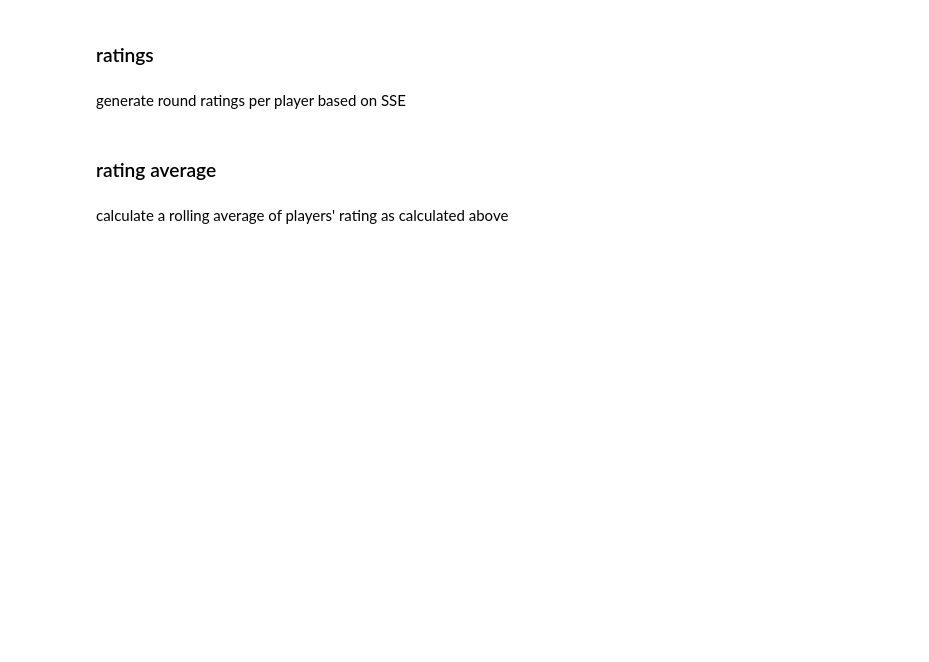
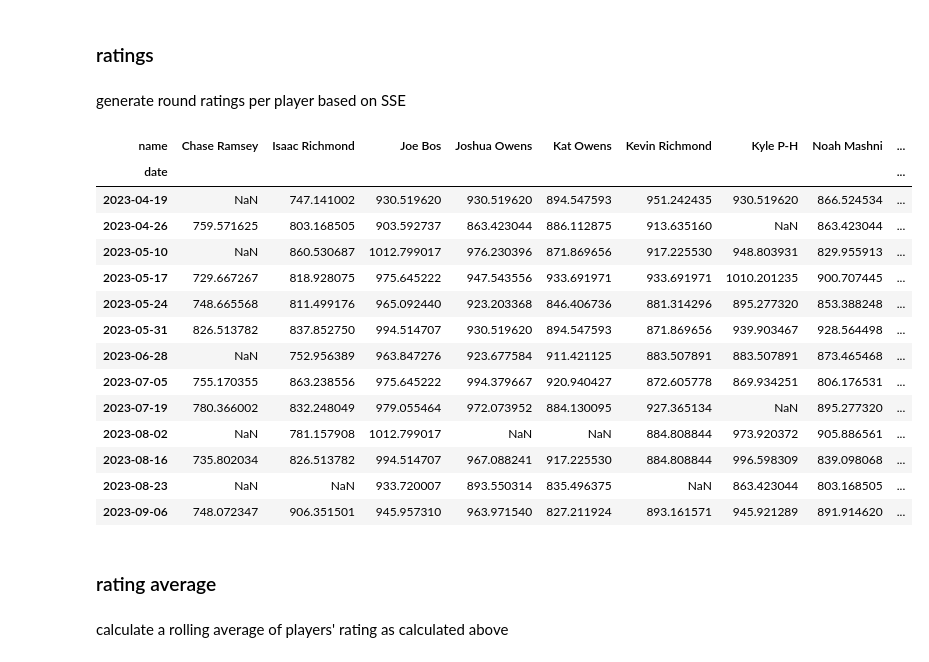
Before and after one commit to cha-duh/bde-data, a Jupyter notebook: league-calculator.ipynb, the cells around one changed output. Drawn from its saved outputs; the diff is of its cells as text; code cells hidden in the pictures; blank space fills up the shorter version.

```diff
--- a/league-calculator.ipynb
+++ b/league-calculator.ipynb
@@ -168,16 +172,31 @@ generate round ratings per player based on SSE
 # %%
 ratings = df[['course','name','total_score','date']].set_index(['date','name'])
 ratings['sse'] = ratings['course'].map(SSE)
 ratings['rating'] = ratings.apply(lambda row: calculate_rating(row['total_score'],row['sse']),axis=1)
-ratings = ratings.drop_duplicates()
 ratings = ratings.pivot_table(
     values = 'rating',
     index = 'date',
     columns = 'name',
     aggfunc = 'first'
-).drop_duplicates()
+)
 ratings['the_field'] = ratings.mean(axis=1)
-# ratings
+ratings
+# %% [output]
+| name | Chase Ramsey | Isaac Richmond | Joe Bos | Joshua Owens | Kat Owens | Kevin Richmond | Kyle P-H | Noah Mashni | ... |
+| date |  |  |  |  |  |  |  |  | ... |
+| 2023-04-19 | NaN | 747.141002 | 930.519620 | 930.519620 | 894.547593 | 951.242435 | 930.519620 | 866.524534 | ... |
+| 2023-04-26 | 759.571625 | 803.168505 | 903.592737 | 863.423044 | 886.112875 | 913.635160 | NaN | 863.423044 | ... |
+| 2023-05-10 | NaN | 860.530687 | 1012.799017 | 976.230396 | 871.869656 | 917.225530 | 948.803931 | 829.955913 | ... |
+| 2023-05-17 | 729.667267 | 818.928075 | 975.645222 | 947.543556 | 933.691971 | 933.691971 | 1010.201235 | 900.707445 | ... |
+| 2023-05-24 | 748.665568 | 811.499176 | 965.092440 | 923.203368 | 846.406736 | 881.314296 | 895.277320 | 853.388248 | ... |
+| 2023-05-31 | 826.513782 | 837.852750 | 994.514707 | 930.519620 | 894.547593 | 871.869656 | 939.903467 | 928.564498 | ... |
+| 2023-06-28 | NaN | 752.956389 | 963.847276 | 923.677584 | 911.421125 | 883.507891 | 883.507891 | 873.465468 | ... |
+| 2023-07-05 | 755.170355 | 863.238556 | 975.645222 | 994.379667 | 920.940427 | 872.605778 | 869.934251 | 806.176531 | ... |
+| 2023-07-19 | 780.366002 | 832.248049 | 979.055464 | 972.073952 | 884.130095 | 927.365134 | NaN | 895.277320 | ... |
+| 2023-08-02 | NaN | 781.157908 | 1012.799017 | NaN | NaN | 884.808844 | 973.920372 | 905.886561 | ... |
+| 2023-08-16 | 735.802034 | 826.513782 | 994.514707 | 967.088241 | 917.225530 | 884.808844 | 996.598309 | 839.098068 | ... |
+| 2023-08-23 | NaN | NaN | 933.720007 | 893.550314 | 835.496375 | NaN | 863.423044 | 803.168505 | ... |
+| 2023-09-06 | 748.072347 | 906.351501 | 945.957310 | 963.971540 | 827.211924 | 893.161571 | 945.921289 | 891.914620 | ... |
 # %% [markdown]
 ### rating average
 # %% [markdown]
```
Also changed, not shown: parts of 13 cells of this notebook, 1 other file.
